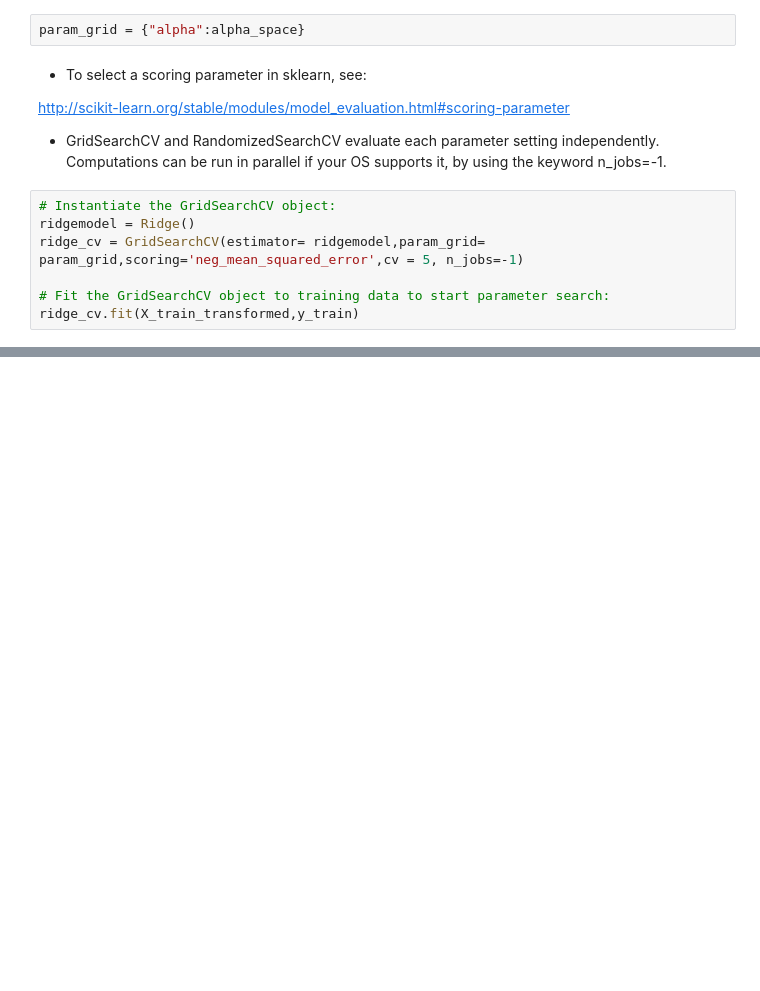
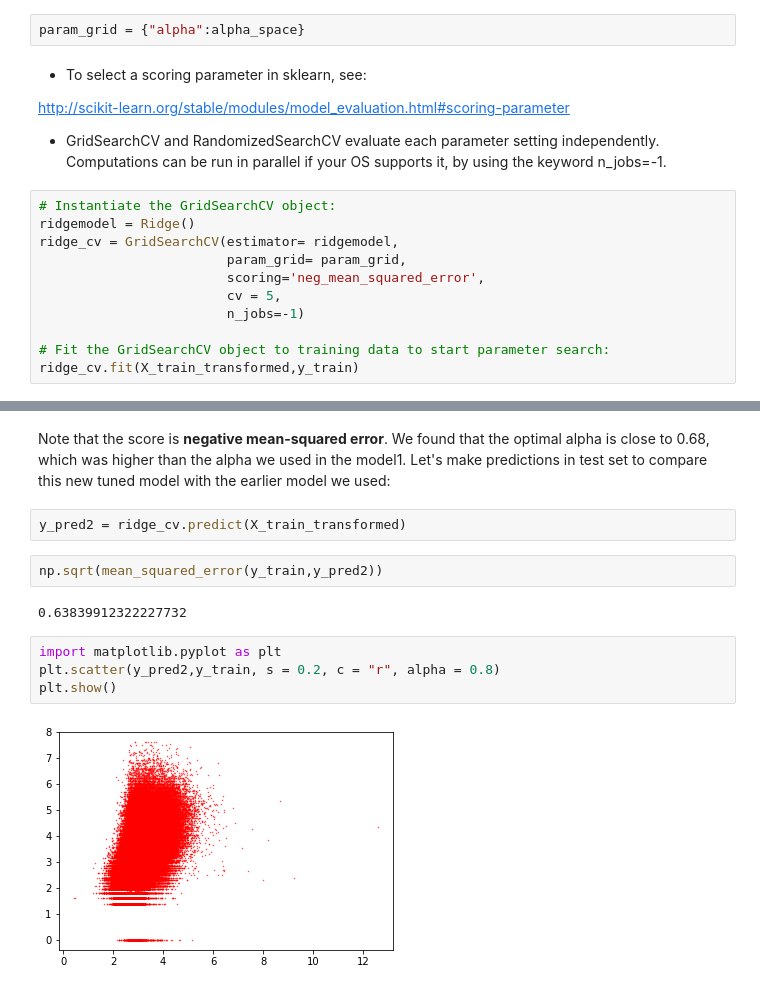
Before and after one commit to ayguno/Kaggle-Mercari-Price-Suggestion-Challenge, a Jupyter notebook: Kaggle Mercari Price Suggestion Challenge IPython Kernel.ipynb, the cells around one changed output, grey strips where cells are left out. Cells and saved outputs as stored; diff of their text form; blank space fills up the shorter version.

```diff
--- a/Kaggle Mercari Price Suggestion Challenge IPython Kernel.ipynb
+++ b/Kaggle Mercari Price Suggestion Challenge IPython Kernel.ipynb
@@ -529,7 +529,11 @@ http://scikit-learn.org/stable/modules/model_evaluation.html#scoring-parameter
 # %%
 # Instantiate the GridSearchCV object:
 ridgemodel = Ridge()
-ridge_cv = GridSearchCV(estimator= ridgemodel,param_grid= param_grid,scoring='neg_mean_squared_error',cv = 5, n_jobs=-1)
+ridge_cv = GridSearchCV(estimator= ridgemodel,
+                        param_grid= param_grid,
+                        scoring='neg_mean_squared_error',
+                        cv = 5,
+                        n_jobs=-1)
 
 # Fit the GridSearchCV object to training data to start parameter search:
 ridge_cv.fit(X_train_transformed,y_train)
@@ -535,0 +558,14 @@ ridge_cv.fit(X_train_transformed,y_train)
+# %% [markdown]
+Note that the score is **negative mean-squared error**. We found that the optimal alpha is close to 0.68, which was higher than the alpha we used in the model1. Let's make predictions in test set to compare this new tuned model with the earlier model we used:
+# %%
+y_pred2 = ridge_cv.predict(X_train_transformed)
+# %%
+np.sqrt(mean_squared_error(y_train,y_pred2))
+# %% [output]
+0.63839912322227732
+# %%
+import matplotlib.pyplot as plt
+plt.scatter(y_pred2,y_train, s = 0.2, c = "r", alpha = 0.8)
+plt.show()
+# %% [output]
+[figure, added]
```
Also changed, not shown: parts of 8 cells of this notebook.
